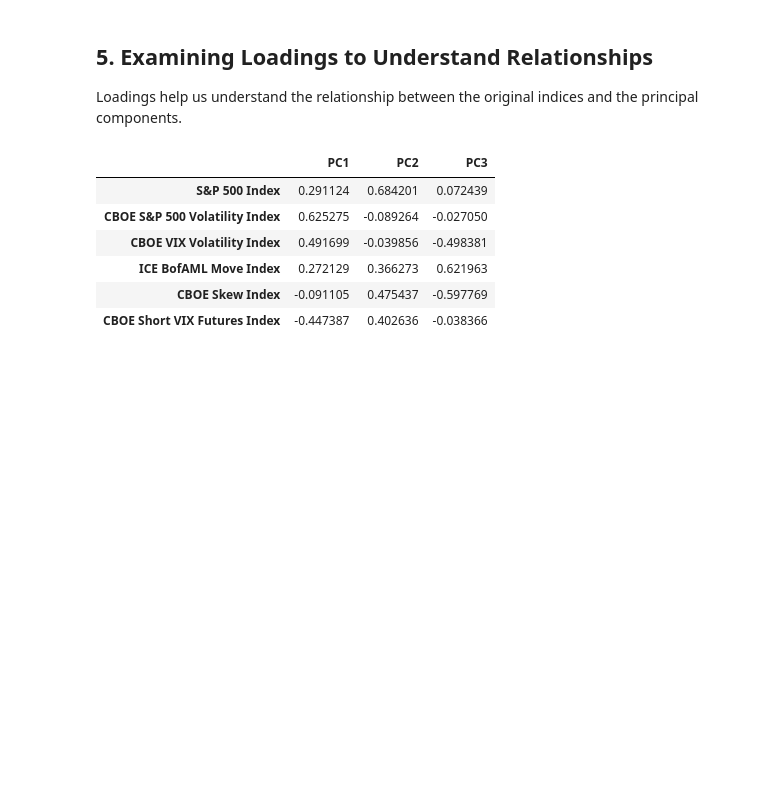
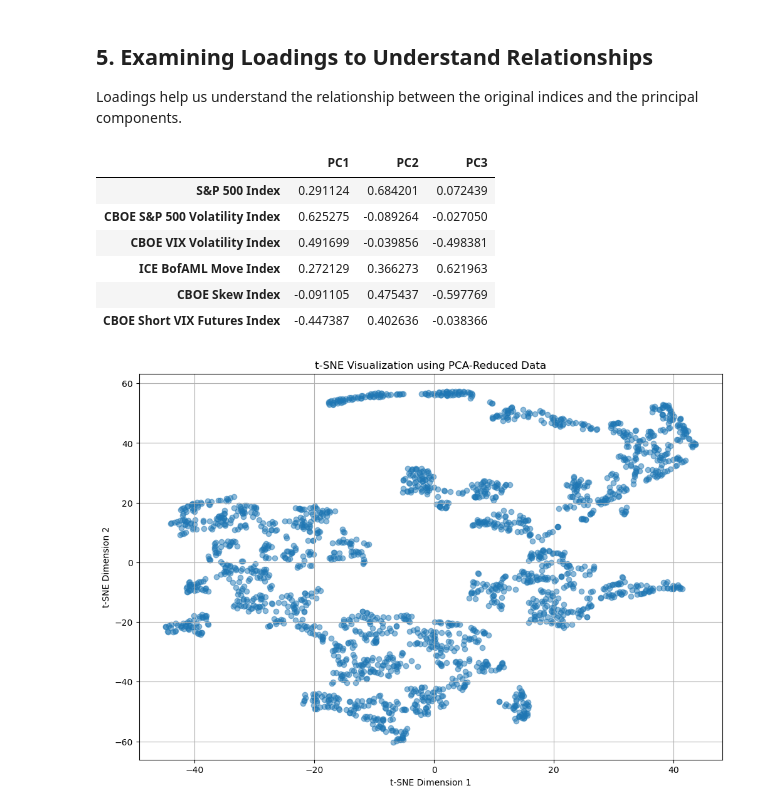
Before and after one commit to esfolk/SPX_VolatilityIndeces_PCA, a Jupyter notebook: SPX_VIX_VVIX_MOVE_SKEW_SHORTVOL.ipynb, the cells around one changed output. Saved outputs shown, nothing was run; the diff lists cells and outputs as text; code cells hidden in the pictures; blank space fills up the shorter version.

```diff
--- a/SPX_VIX_VVIX_MOVE_SKEW_SHORTVOL.ipynb
+++ b/SPX_VIX_VVIX_MOVE_SKEW_SHORTVOL.ipynb
@@ -78,3 +78,24 @@ loadings_df
 | ICE BofAML Move Index | 0.272129 | 0.366273 | 0.621963 |
 | CBOE Skew Index | -0.091105 | 0.475437 | -0.597769 |
 | CBOE Short VIX Futures Index | -0.447387 | 0.402636 | -0.038366 |
+# %%
+# Apply PCA on the subset to get the scores for the first three principal components
+from sklearn.manifold import TSNE
+
+# Extract scores for the first three principal components
+X_pca_reduced = pca.transform(X_standardized)[:, :3]
+
+# Apply t-SNE
+tsne = TSNE(n_components=2, perplexity=30, random_state=42)
+X_tsne_embedded = tsne.fit_transform(X_pca_reduced)
+# %%
+# Plot t-SNE results
+plt.figure(figsize=(12, 8))
+plt.scatter(X_tsne_embedded[:, 0], X_tsne_embedded[:, 1], alpha=0.5)
+plt.xlabel('t-SNE Dimension 1')
+plt.ylabel('t-SNE Dimension 2')
+plt.title('t-SNE Visualization using PCA-Reduced Data')
+plt.grid(True)
+plt.show()
+# %% [output]
+[figure, added]
```
Also changed, not shown: parts of 4 cells of this notebook.
